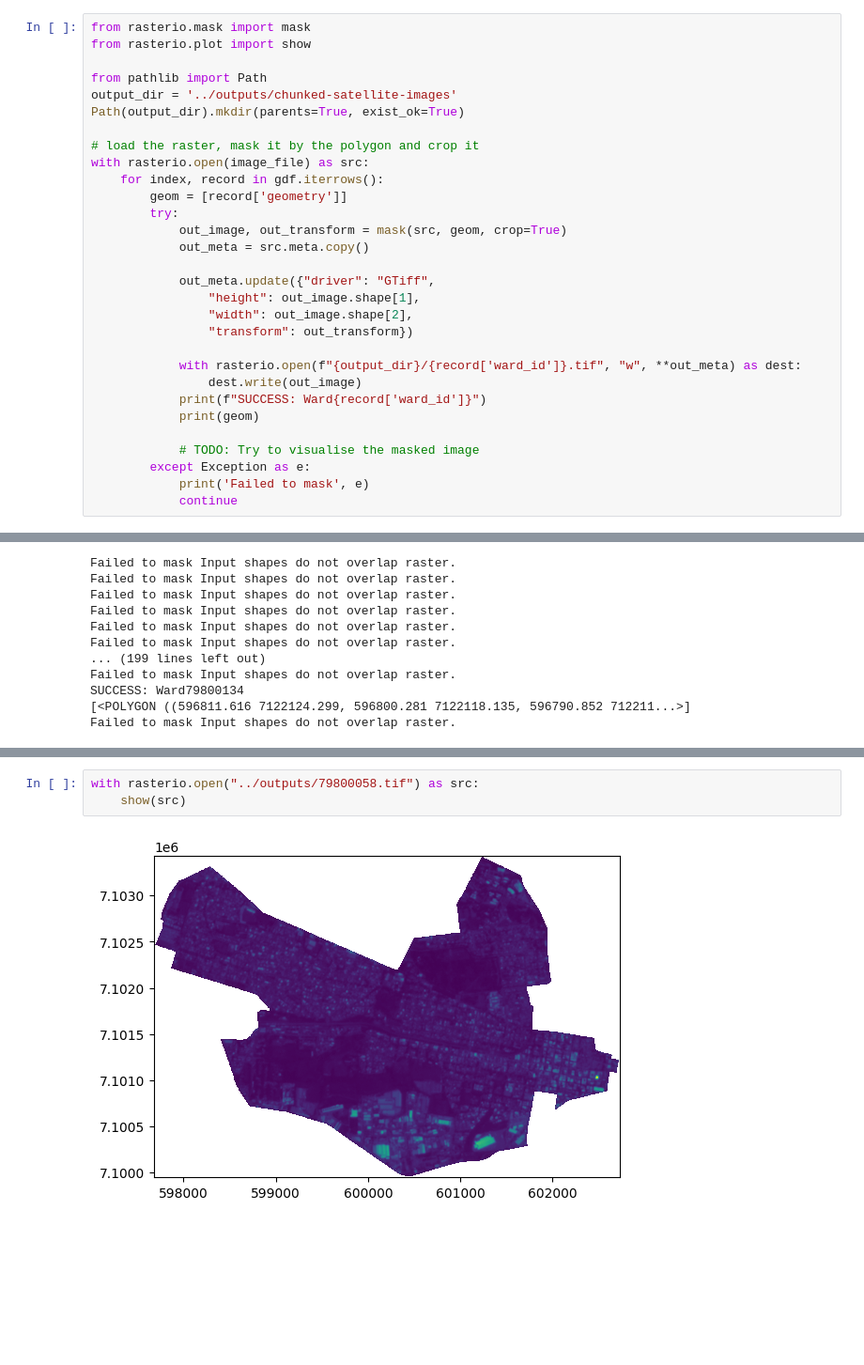
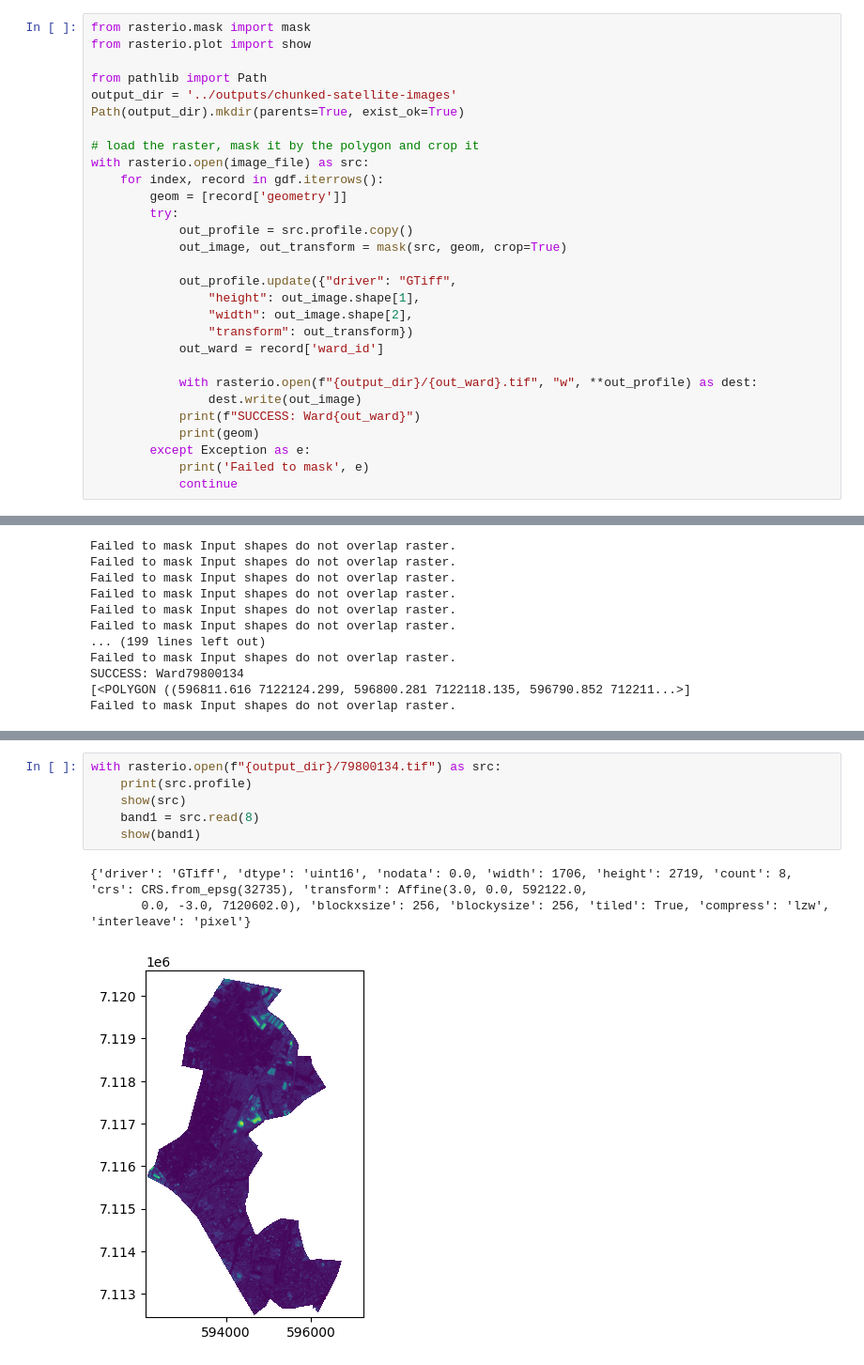
Before and after one commit to Emily-RoseSteyn/measuring-quality-of-life-gauteng, a Jupyter notebook: notebooks/chunk-satellite data.ipynb, the cells around one changed output, grey strips where cells are left out. Shown at 94% size. Saved outputs shown, nothing was run; the diff lists cells and outputs as text; blank space fills up the shorter version.

Commit message:
Satellite data chunked but not right bands

```diff
--- a/notebooks/chunk-satellite data.ipynb
+++ b/notebooks/chunk-satellite data.ipynb
@@ -68,20 +69,19 @@ with rasterio.open(image_file) as src:
     for index, record in gdf.iterrows():
         geom = [record['geometry']]
         try:
+            out_profile = src.profile.copy()
             out_image, out_transform = mask(src, geom, crop=True)
-            out_meta = src.meta.copy()
 
-            out_meta.update({"driver": "GTiff",
+            out_profile.update({"driver": "GTiff",
                 "height": out_image.shape[1],
                 "width": out_image.shape[2],
                 "transform": out_transform})
+            out_ward = record['ward_id']
 
-            with rasterio.open(f"{output_dir}/{record['ward_id']}.tif", "w", **out_meta) as dest:
+            with rasterio.open(f"{output_dir}/{out_ward}.tif", "w", **out_profile) as dest:
                 dest.write(out_image)
-            print(f"SUCCESS: Ward{record['ward_id']}")
+            print(f"SUCCESS: Ward{out_ward}")
             print(geom)
-
-            # TODO: Try to visualise the masked image
         except Exception as e:
             print('Failed to mask', e)
             continue
@@ -106,5 +122,10 @@ Failed to mask Input shapes do not overlap raster.
 # %%
-with rasterio.open("../outputs/79800058.tif") as src:
+with rasterio.open(f"{output_dir}/79800134.tif") as src:
+    print(src.profile)
     show(src)
+    band1 = src.read(8)
+    show(band1)
 # %% [output]
+{'driver': 'GTiff', 'dtype': 'uint16', 'nodata': 0.0, 'width': 1706, 'height': 2719, 'count': 8, 'crs': CRS.from_epsg(32735), 'transform': Affine(3.0, 0.0, 592122.0,
+       0.0, -3.0, 7120602.0), 'blockxsize': 256, 'blockysize': 256, 'tiled': True, 'compress': 'lzw', 'interleave': 'pixel'}
-[figure, old version]
+[figure, new version]
```
Also changed, not shown: parts of 4 cells of this notebook.
